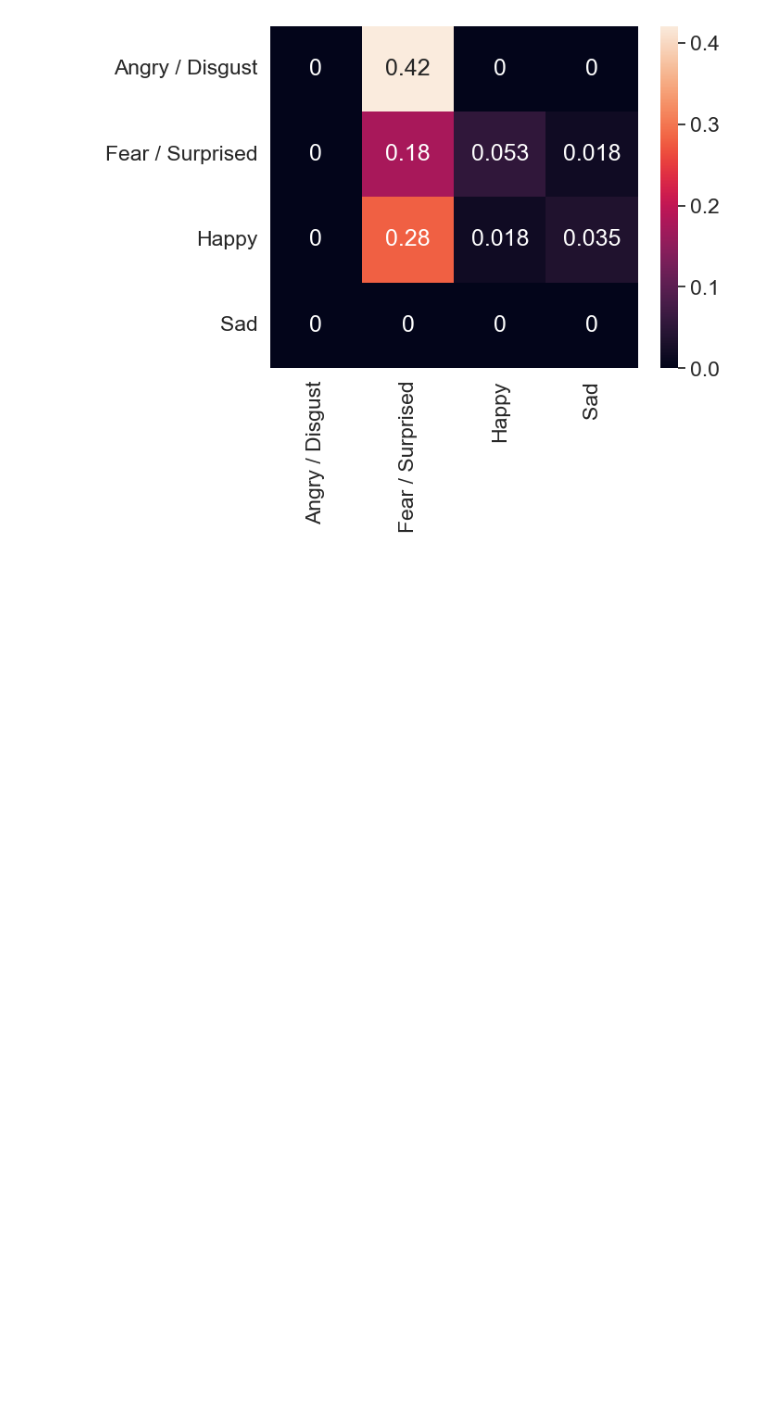
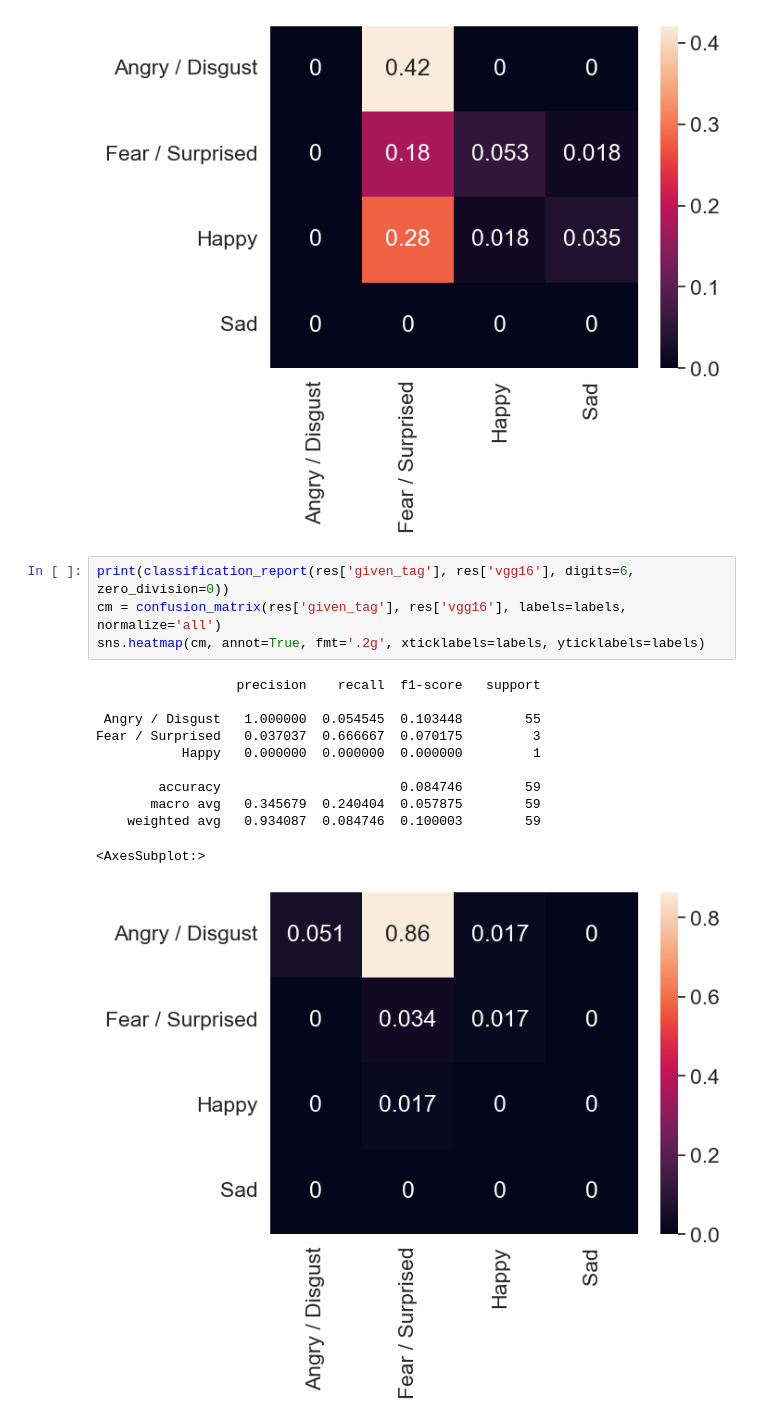
Before and after one commit to SaminYaser-work/Real-Time-Speech-Emotion-Recognition, a Jupyter notebook: eval.ipynb, the cells around one changed output. Drawn from its saved outputs; the diff is of its cells as text; blank space fills up the shorter version.

```diff
--- a/eval.ipynb
+++ b/eval.ipynb
@@ -229,3 +254,19 @@ sns.heatmap(cm, annot=True, fmt='.2g', xticklabels=labels, yticklabels=labels)
 # %% [output]
 <AxesSubplot:>
 [figure]
+# %%
+print(classification_report(res['given_tag'], res['vgg16'], digits=6, zero_division=0))
+cm = confusion_matrix(res['given_tag'], res['vgg16'], labels=labels, normalize='all')
+sns.heatmap(cm, annot=True, fmt='.2g', xticklabels=labels, yticklabels=labels)
+# %% [output]
+                  precision    recall  f1-score   support
+
+ Angry / Disgust   1.000000  0.054545  0.103448        55
+Fear / Surprised   0.037037  0.666667  0.070175         3
+           Happy   0.000000  0.000000  0.000000         1
+
+        accuracy                       0.084746        59
+       macro avg   0.345679  0.240404  0.057875        59
+    weighted avg   0.934087  0.084746  0.100003        59
+<AxesSubplot:>
+[figure, added]
```
Also changed, not shown: parts of 12 cells of this notebook, 6 other files.
